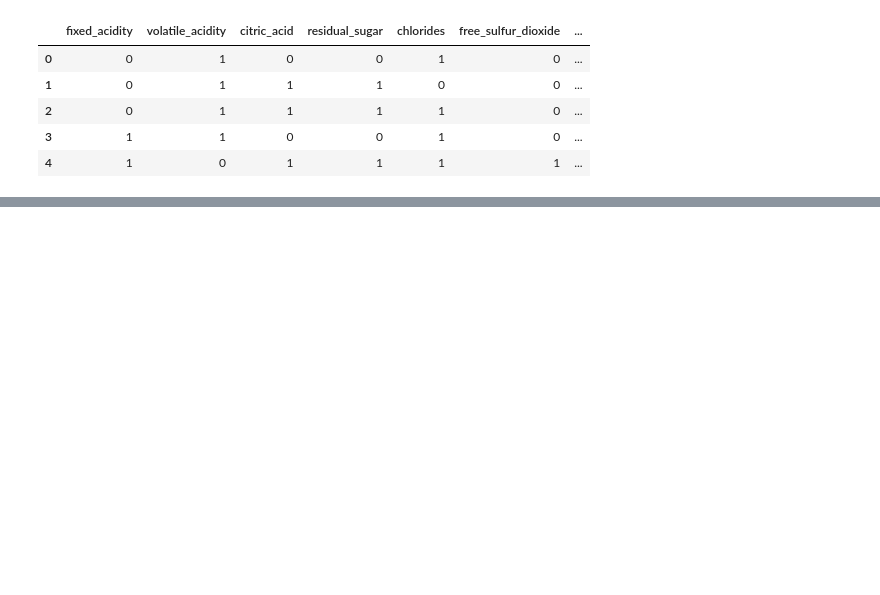
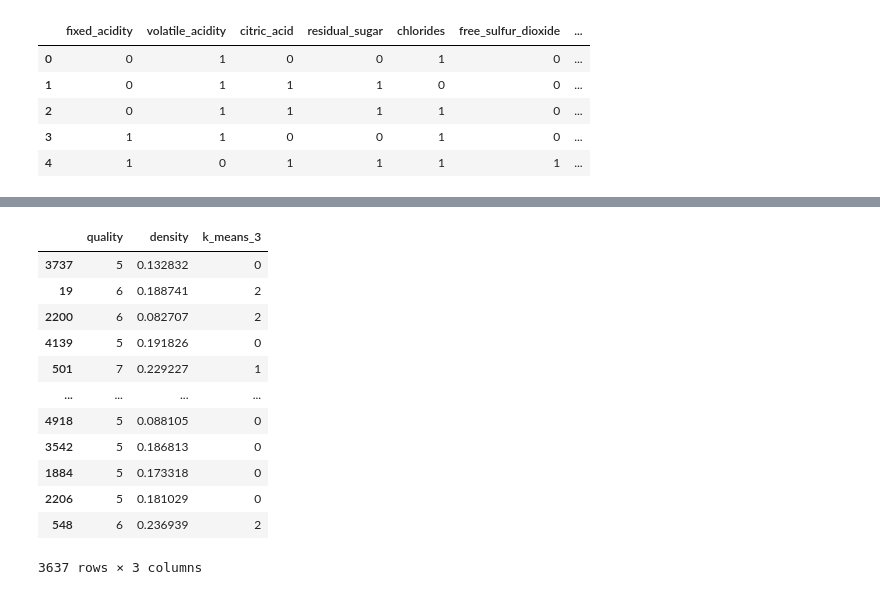
Before and after one commit to Wine-qualitity/wine-qualitiy-model, a Jupyter notebook: exploration_personal.ipynb, the cells around one changed output, grey strips where cells are left out. Cells and saved outputs as stored; diff of their text form; code cells hidden in the pictures; blank space fills up the shorter version.

```diff
--- a/exploration_personal.ipynb
+++ b/exploration_personal.ipynb
@@ -364,0 +391,17 @@ sns.scatterplot(cluster_df.fixed_acidity_cluster_number)
+# %%
+density_cluster = apply_kmeans(data,k=3)
+density_cluster
+# %% [output]
+|  | quality | density | k_means_3 |
+| 3737 | 5 | 0.132832 | 0 |
+| 19 | 6 | 0.188741 | 2 |
+| 2200 | 6 | 0.082707 | 2 |
+| 4139 | 5 | 0.191826 | 0 |
+| 501 | 7 | 0.229227 | 1 |
+| ... | ... | ... | ... |
+| 4918 | 5 | 0.088105 | 0 |
+| 3542 | 5 | 0.186813 | 0 |
+| 1884 | 5 | 0.173318 | 0 |
+| 2206 | 5 | 0.181029 | 0 |
+| 548 | 6 | 0.236939 | 2 |
+3637 rows × 3 columns
```
Also changed, not shown: parts of 21 cells of this notebook, 6 other files.
